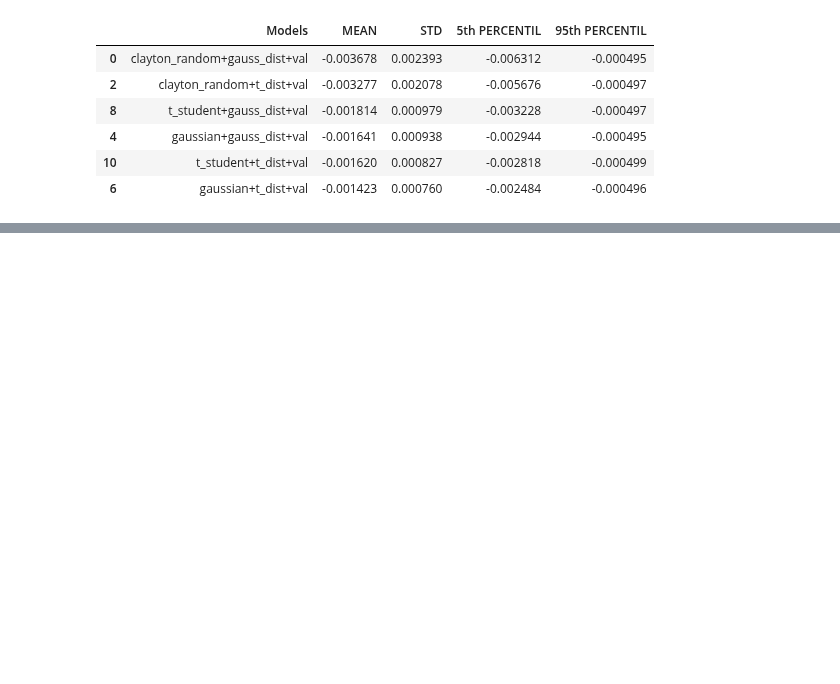
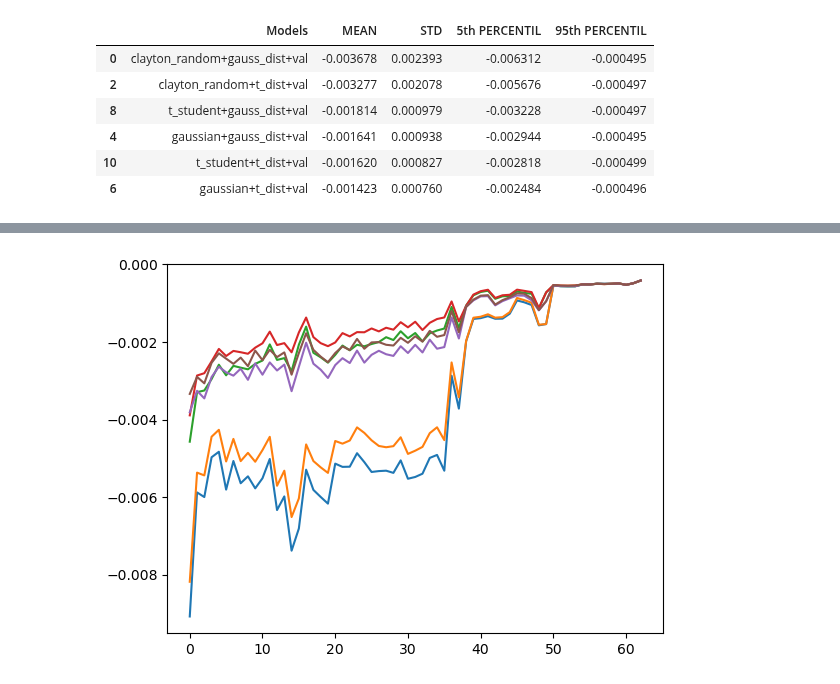
Before and after one commit to mkowalewski1282/portfolio_analysis, a Jupyter notebook: validation_analysis.ipynb, the cells around one changed output, grey strips where cells are left out. Drawn from its saved outputs; the diff is of its cells as text; code cells hidden in the pictures; blank space fills up the shorter version.

```diff
--- a/validation_analysis.ipynb
+++ b/validation_analysis.ipynb
@@ -52,28 +52 @@ stats_1[tau_index][stats_1[tau_index]["Models"].str.contains("val")]
-# %%
-stat_dfs = []
-dfs = []
-batch_str = ""
-for tau in taus:
-    tau_str = str(tau).replace(".", "_")
-    input_path = r"../scores/taus/" + f'tau_{tau_str}/scores_11_stocks__{tau_str}{batch_str}.csv'
-    df = pd.read_csv(input_path, index_col = 0)
-    df = df.iloc[:-1]                               # LAST ROW HAS BROKEN VALUES
-    dfs.append(df)
-    stats = pd.DataFrame()
-    means = []
-    stds = []
-    percentiles_5 = []
-    percentiles_95 = []
-    for col in df.columns:
-        means.append(df[col].mean())
-        stds.append(df[col].std())
-        percentiles_5.append(np.percentile(df[col], 5))
-        percentiles_95.append(np.percentile(df[col], 95))
-    stats[f"Models"] = df.columns.to_list()
-    stats["MEAN"] = means
-    stats[f"STD"] = stds
-    stats[f"5th PERCENTIL"] = percentiles_5
-    stats[f"95th PERCENTIL"] = percentiles_95
-    stats.sort_values(by="MEAN", inplace=True)
-    stat_dfs.append(stats)
 # %%
@@ -175,0 +86,5 @@ for model_idx in range(12):
+# %%
+scores = get_taus_scores(taus)
+portfolio_idx = 5
+data = scores[portfolio_idx][0.005]
+data
@@ -175,0 +118,12 @@ for model_idx in range(12):
+# %%
+def plot_models_for_tau(portfolio_scores, tau):
+    tau_scores = portfolio_scores[tau]
+    val_columns = [col for col in tau_scores.columns if "val" in col]
+    for val_col in val_columns:
+        plt.plot(tau_scores[val_col])
+    plt.show()
+# %%
+tau = 0.005
+plot_models_for_tau(scores[1], tau)
+# %% [output]
+[figure, added]
```
Also changed, not shown: parts of 12 cells of this notebook.
